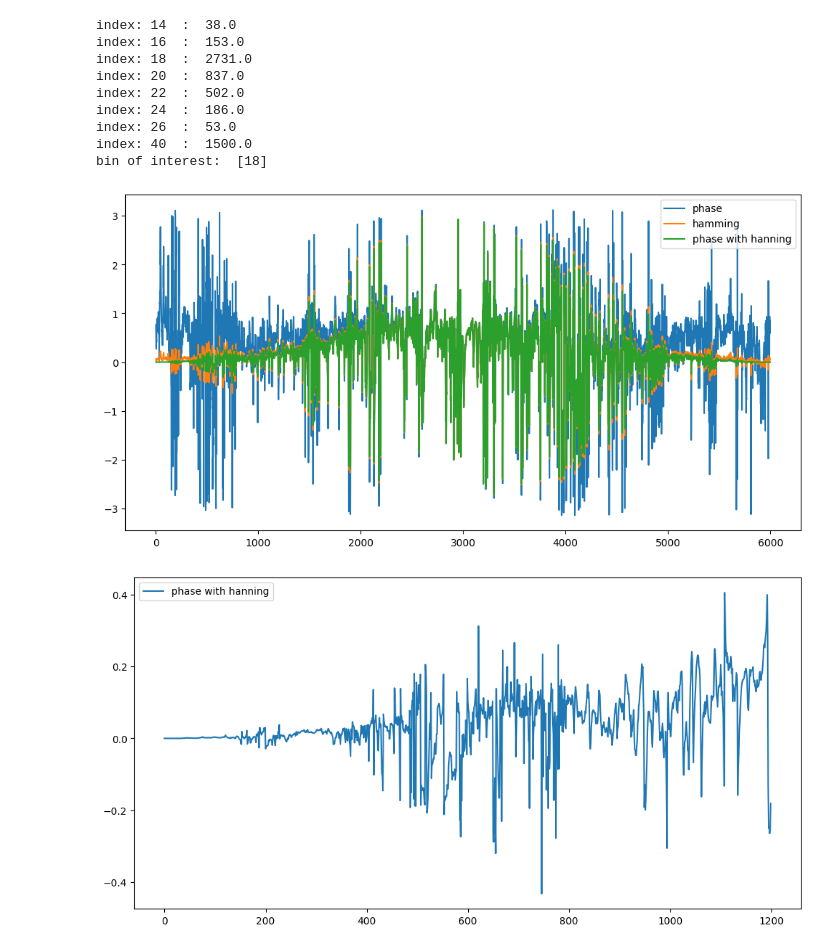
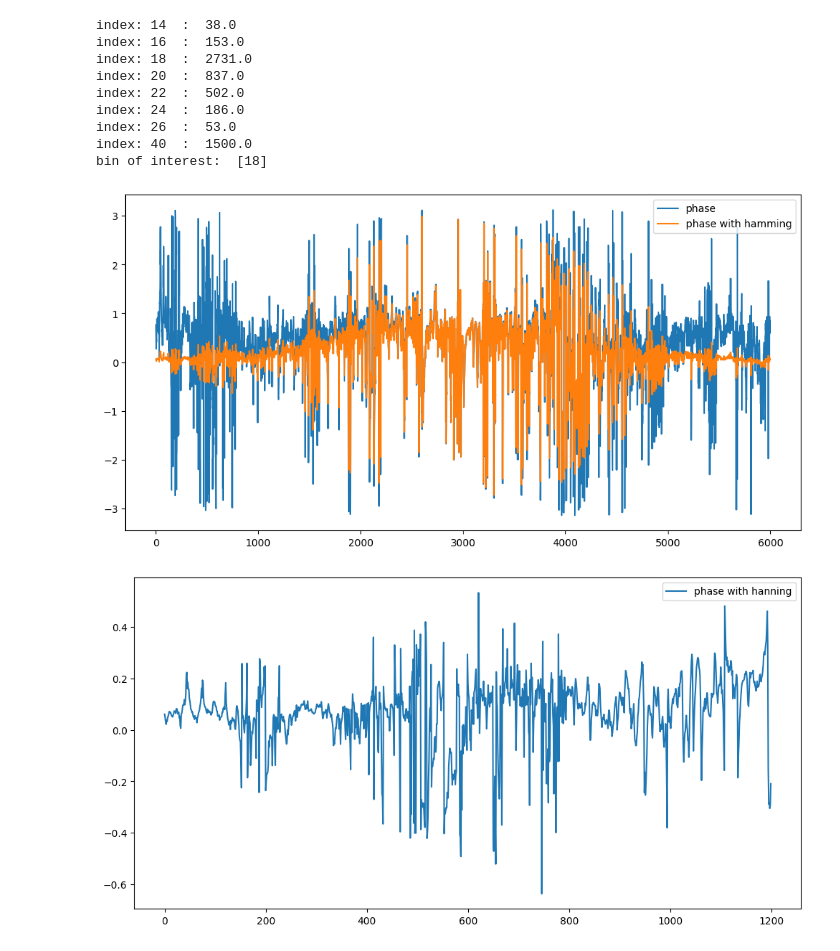
Before and after one commit to tqdinh/gensignal, a Jupyter notebook: EXTRACT_VITAL_SIGNAL_IN_FMCW_RADAR_7.ipynb, the cells around one changed output. Saved outputs shown, nothing was run; the diff lists cells and outputs as text; code cells hidden in the pictures.

Commit message:
using hamming window

```diff
--- a/EXTRACT_VITAL_SIGNAL_IN_FMCW_RADAR_7.ipynb
+++ b/EXTRACT_VITAL_SIGNAL_IN_FMCW_RADAR_7.ipynb
@@ -184,19 +174,19 @@ hamming_windowed_signal = interested_bin_angle.flatten() * np.hamming(len(intere
 # %%
 plt.figure(figsize=(12,6))
 plt.plot(interested_bin_angle,label='phase')
 
-plt.plot(hamming_windowed_signal,label='hamming')
-plt.plot(windowed_signal,label='phase with hanning')
+plt.plot(hamming_windowed_signal,label='phase with hamming')
+# plt.plot(windowed_signal,label='phase with hanning')
 
 plt.legend()
 plt.show()
 # %% [output]
-[figure, old version]
+[figure, new version]
 # %%
 plt.figure(figsize=(12,6))
-plt.plot(windowed_signal[0:1200],label='phase with hanning')
+plt.plot(hamming_windowed_signal[0:1200],label='phase with hanning')
 plt.legend()
 plt.show()
 # %% [output]
-[figure, old version]
+[figure, new version]
 # %%
```
Also changed, not shown: parts of 6 cells of this notebook.
